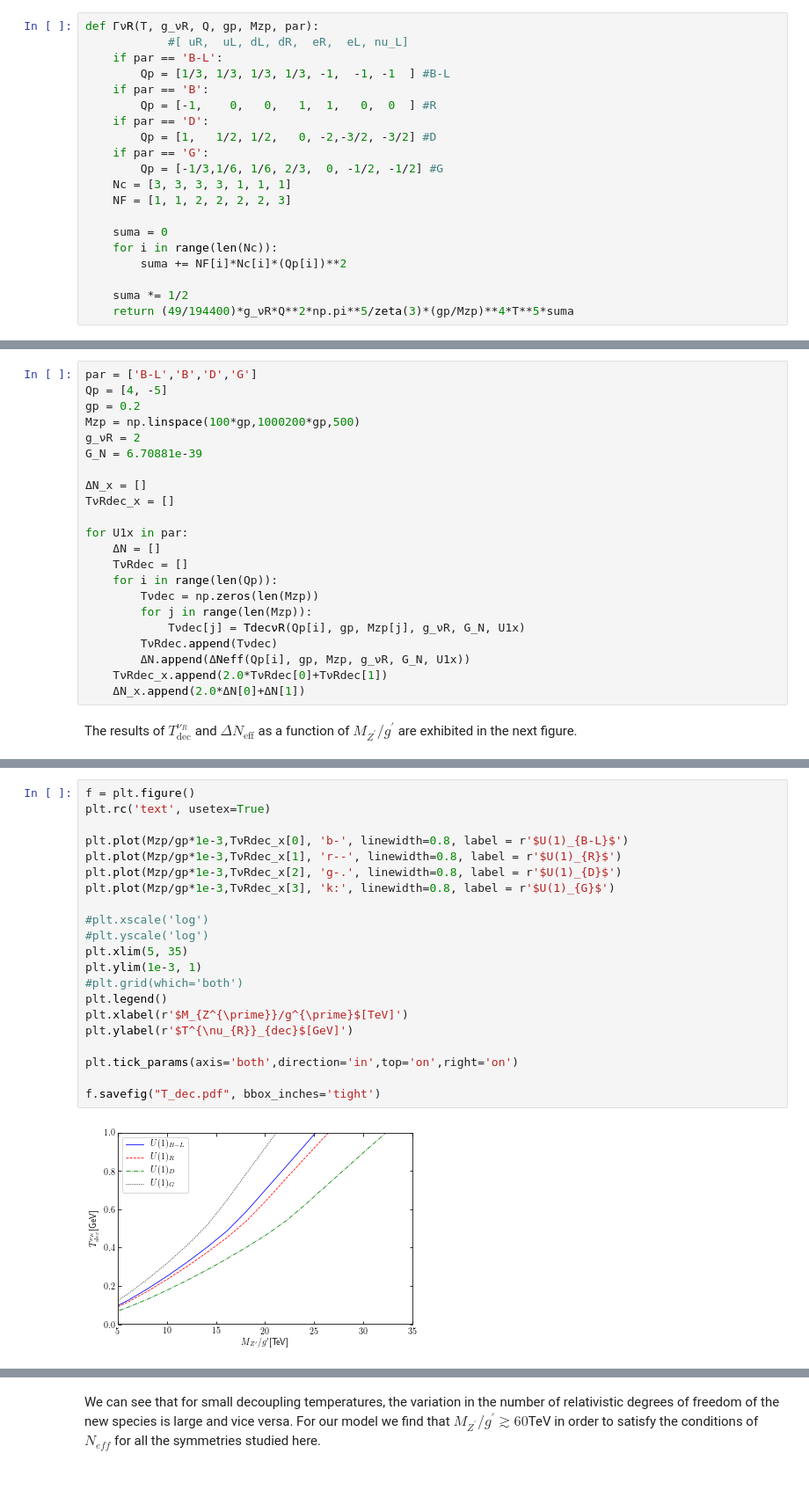
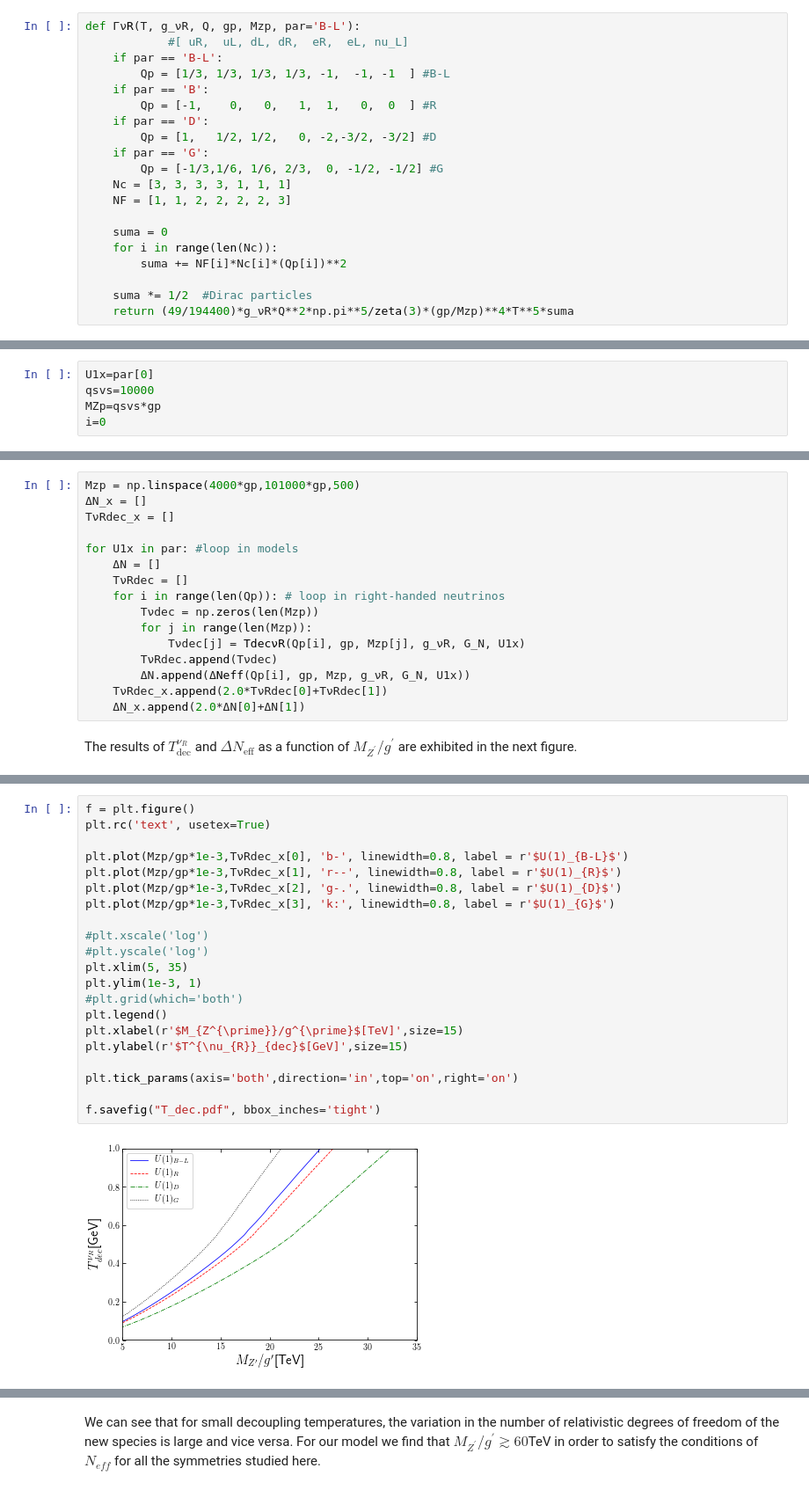
Before and after one commit to LBJ-Wade/DiracMajorana, a Jupyter notebook: DiracMajorana.ipynb, the cells around one changed output, grey strips where cells are left out. Shown: that part at 88% size. Saved outputs shown, nothing was run; the diff lists cells and outputs as text.

```diff
--- a/DiracMajorana.ipynb
+++ b/DiracMajorana.ipynb
@@ -69,7 +71,7 @@ The interaction rate is given by
 
 where the sum is performed over all SM fermion that are in thermal equilibrium with the plasma at temperature $T$: $\nu_{Li},e_L,e_R,\mu_L,\mu_R$, and with $N_c=3$ factor $u_L,u_R,d_L,d_R,s_L,s_R$
 # %%
-def ΓνR(T, g_νR, Q, gp, Mzp, par):
+def ΓνR(T, g_νR, Q, gp, Mzp, par='B-L'):
             #[ uR,  uL, dL, dR,  eR,  eL, nu_L]
     if par == 'B-L':
         Qp = [1/3, 1/3, 1/3, 1/3, -1,  -1, -1  ] #B-L
@@ -86,5 +88,5 @@ def ΓνR(T, g_νR, Q, gp, Mzp, par):
     for i in range(len(Nc)):
         suma += NF[i]*Nc[i]*(Qp[i])**2
 
-    suma *= 1/2
+    suma *= 1/2  #Dirac particles
     return (49/194400)*g_νR*Q**2*np.pi**5/zeta(3)*(gp/Mzp)**4*T**5*suma
@@ -110,0 +131,5 @@ def ΔNeff(Q, gp, Mzp, g_νR, G_N, par):
+# %%
+U1x=par[0]
+qsvs=10000
+MZp=qsvs*gp
+i=0
@@ -111,18 +157,12 @@ def ΔNeff(Q, gp, Mzp, g_νR, G_N, par):
 # %%
-par = ['B-L','B','D','G']
-Qp = [4, -5]
-gp = 0.2
-Mzp = np.linspace(100*gp,1000200*gp,500)
-g_νR = 2
-G_N = 6.70881e-39
-
+Mzp = np.linspace(4000*gp,101000*gp,500)
 ΔN_x = []
 TνRdec_x = []
 
-for U1x in par:
+for U1x in par: #loop in models
     ΔN = []
     TνRdec = []
-    for i in range(len(Qp)):
+    for i in range(len(Qp)): # loop in right-handed neutrinos
         Tνdec = np.zeros(len(Mzp))
         for j in range(len(Mzp)):
             Tνdec[j] = TdecνR(Qp[i], gp, Mzp[j], g_νR, G_N, U1x)
@@ -135,26 +177,26 @@ The results of $T^{\nu_R}_{\text{dec}}$ and $\Delta N_{\text{eff}}$ as a functio
 # %%
 f = plt.figure()
 plt.rc('text', usetex=True)
 
 plt.plot(Mzp/gp*1e-3,TνRdec_x[0], 'b-', linewidth=0.8, label = r'$U(1)_{B-L}$')
 plt.plot(Mzp/gp*1e-3,TνRdec_x[1], 'r--', linewidth=0.8, label = r'$U(1)_{R}$')
 plt.plot(Mzp/gp*1e-3,TνRdec_x[2], 'g-.', linewidth=0.8, label = r'$U(1)_{D}$')
 plt.plot(Mzp/gp*1e-3,TνRdec_x[3], 'k:', linewidth=0.8, label = r'$U(1)_{G}$')
 
 #plt.xscale('log')
 #plt.yscale('log')
 plt.xlim(5, 35)
 plt.ylim(1e-3, 1)
 #plt.grid(which='both')
 plt.legend()
-plt.xlabel(r'$M_{Z^{\prime}}/g^{\prime}$[TeV]')
-plt.ylabel(r'$T^{\nu_{R}}_{dec}$[GeV]')
+plt.xlabel(r'$M_{Z^{\prime}}/g^{\prime}$[TeV]',size=15)
+plt.ylabel(r'$T^{\nu_{R}}_{dec}$[GeV]',size=15)
 
 plt.tick_params(axis='both',direction='in',top='on',right='on')
 
 f.savefig("T_dec.pdf", bbox_inches='tight')
 # %% [output]
-[figure, old version]
+[figure, new version]
 # %%
 f = plt.figure()
 plt.rc('text', usetex=True)
```
Also changed, not shown: parts of 23 cells of this notebook.
